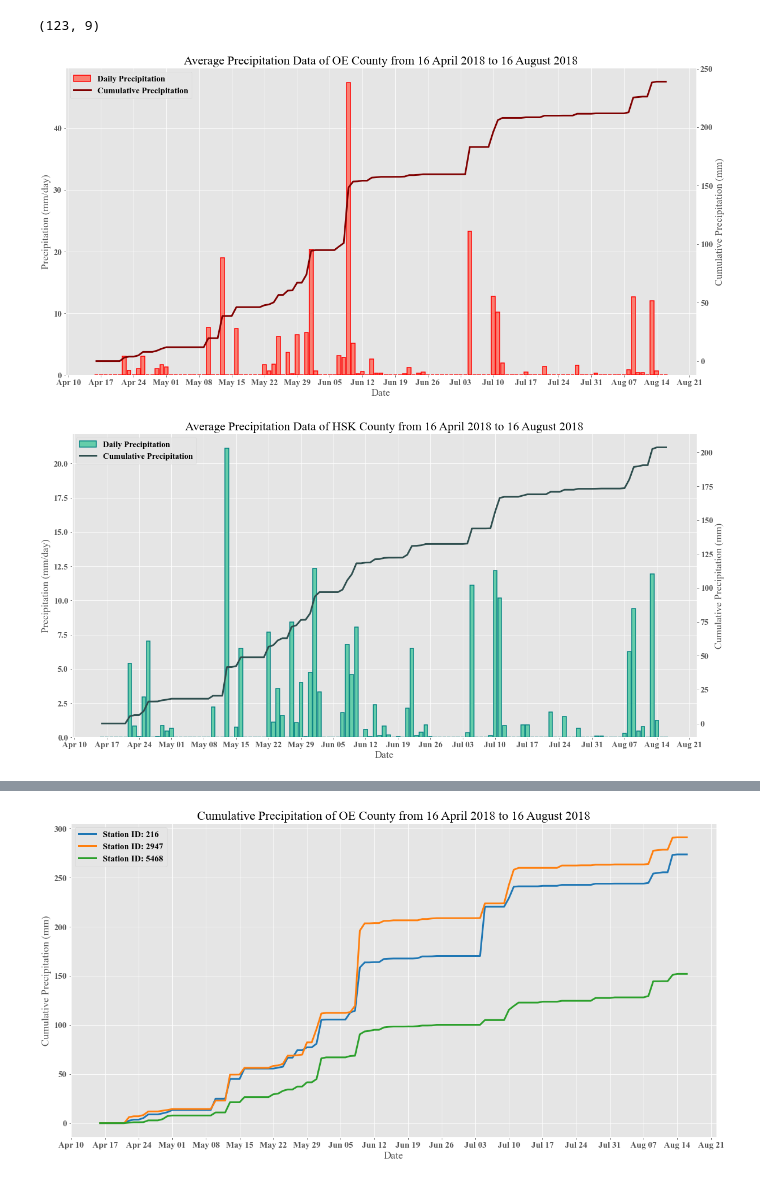
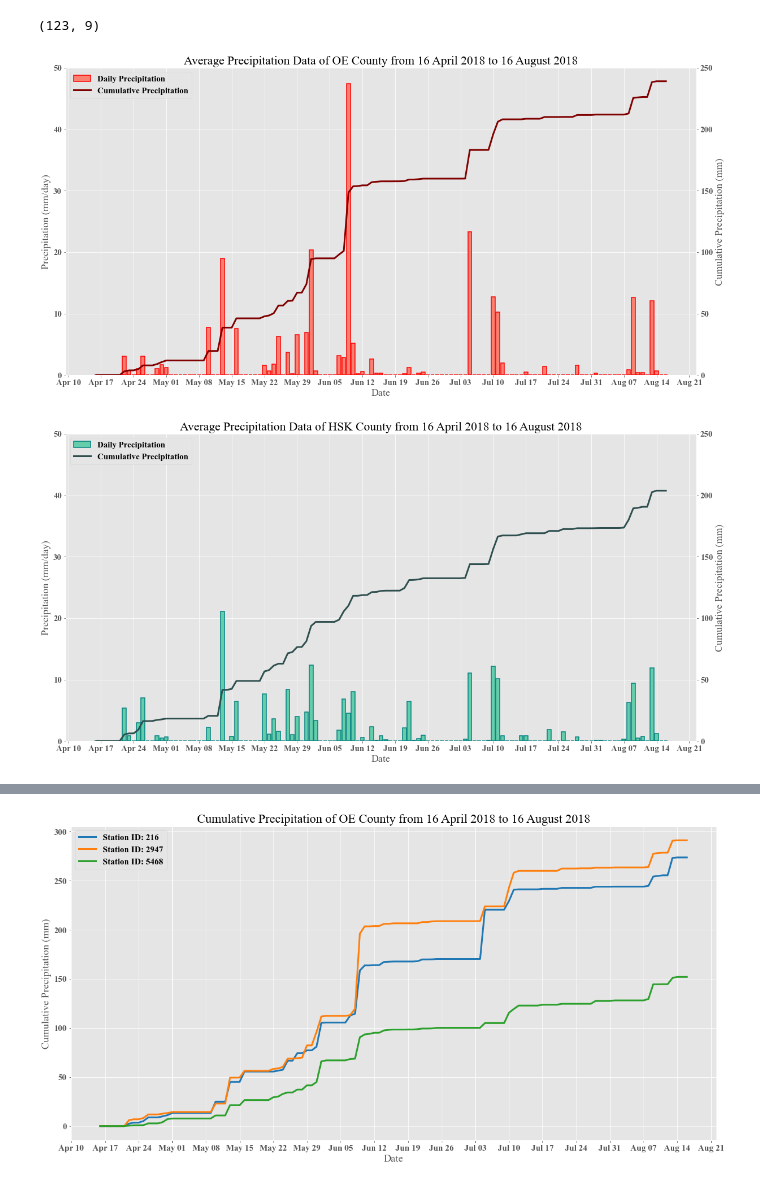
Before and after one commit to AshikMahmud/GeoInformatics_WS2021, a Jupyter notebook: Exercise 4/Task4.ipynb, the cells around one changed output, grey strips where cells are left out. Saved outputs shown, nothing was run; the diff lists cells and outputs as text; code cells hidden in the pictures.

```diff
--- a/Exercise 4/Task4.ipynb
+++ b/Exercise 4/Task4.ipynb
@@ -351,38 +351,40 @@ def plot_ts_average_bars_line(df, county_name, graph_colors):
                  ' County from 16 April 2018 to 16 August 2018')
     ax.set_ylabel('Precipitation (mm/day)')
     ax.set_xlabel('Date')
+    ax.set_ylim([0, 50])
 
     ax.bar(df.index, df['daily_precp'], linewidth=1.5, color=graph_colors[0], edgecolor=graph_colors[1],
            label='Daily Precipitation')
 
     axb.set_ylabel('Cumulative Precipitation (mm)')
     axb.plot(df.index, df['cumsum_daily_precp'], linewidth=3.0, color=graph_colors[2],
              label='Cumulative Precipitation')
+    axb.set_ylim([0, 250])
     axb.grid(None)
 
     #set ticks every week
     ax.xaxis.set_major_locator(mdates.WeekdayLocator())
     #format date
     ax.xaxis.set_major_formatter(mdates.DateFormatter('%b %d'))
     #ax.set_xlim([date(2018, 4, 16), date(2018, 8, 16)])
 
     # Handling of getting lines and labels from all axes for a single legend
     bars, labels = ax.get_legend_handles_labels()
     lines2, labels2 = axb.get_legend_handles_labels()
     axb.legend(bars + lines2, labels + labels2, loc='upper left')
 
     plt.show()
 
     return df
 
 
 df_ts_oe_daily_average_cumsum = plot_ts_average_bars_line(df_ts_oe_daily_average, 'OE',
                                                           graph_colors=['salmon', 'red', 'maroon'])
 df_ts_hsk_daily_average_cumsum = plot_ts_average_bars_line(df_ts_hsk_daily_average, 'HSK',
                                                            graph_colors=['mediumaquamarine', 'teal', 'darkslategray'])
 # %% [output]
-[figure, old version]
+[figure, new version]
-[figure, old version]
+[figure, new version]
 # %%
 # Plot precipitation rate (for each station) for Olpe (OE) and Hochsauerlandkreis (HSK) counties
 
```
Also changed, not shown: parts of 3 cells of this notebook, 1 other file.
